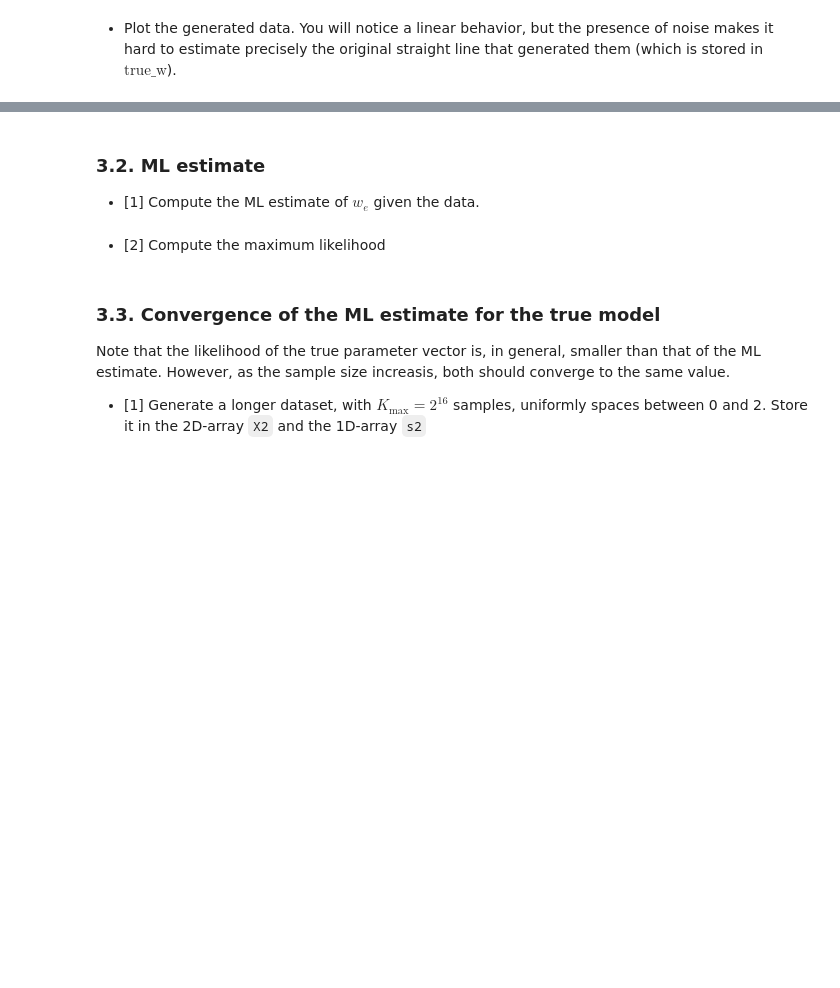
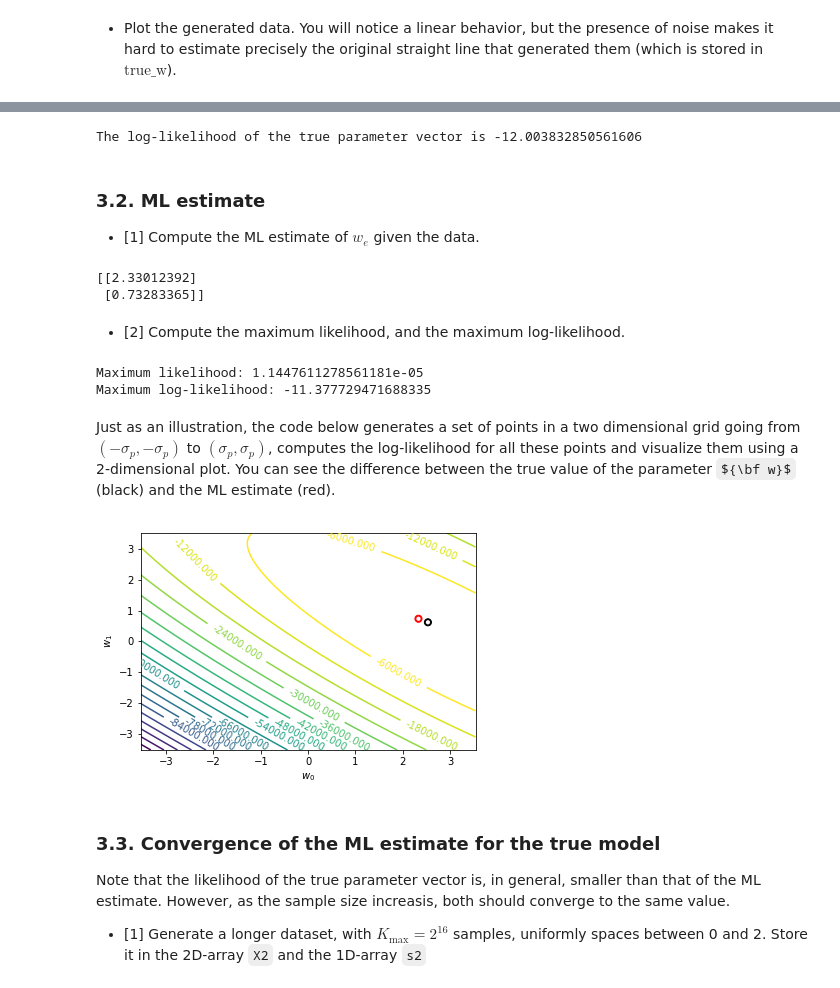
Before and after one commit to ML4DS/ML4all, a Jupyter notebook: R_lab1_ML_Bay_Regresion/Pract_regression_professor.ipynb, the cells around one changed output, grey strips where cells are left out. Drawn from its saved outputs; the diff is of its cells as text; code cells hidden in the pictures; some formulas as TeX source; blank space fills up the shorter version.

```diff
--- a/R_lab1_ML_Bay_Regresion/Pract_regression_professor.ipynb
+++ b/R_lab1_ML_Bay_Regresion/Pract_regression_professor.ipynb
@@ -81,6 +91,7 @@ dim_x = 2
 # Generate a parameter vector taking a random sample from the prior distributions
 # (the np.random module may be usefull for this purpose)
 # true_w = <FILL IN>
-true_w = sigma_p * np.random.randn(dim_x)
+true_w = sigma_p * np.random.randn(dim_x, 1)
 
-print('The true parameter vector is {0}'.format(true_w))
+print('The true parameter vector is:')
+print(true_w)
@@ -94,7 +109,7 @@ x_max = 2
 n_points = 21
 
 # Training datapoints
-X = np.linspace(x_min, x_max, n_points)
+X = np.linspace(x_min, x_max, n_points)[:,np.newaxis]
 # </SOL>
 # %% [markdown]
 * [4] Finally, generate the output vector ${\mbox s}$ as the product $\mbox{X} \ast \mbox{true_w}$ plus Gaussian noise of pdf ${\cal N}(0,\sigma_\varepsilon^2)$ at each element.
@@ -202,21 +193,71 @@ print(true_w)
+# %%
+# <SOL>
+# The plot: LHS is the data, RHS will be the cost function.
+def LL(w, Z, s, sigma_eps):
+    K = len(s)
+    Lw = - K * np.log(np.sqrt(2*np.pi)*sigma_eps) - sse(Z, s, w)/(2*sigma_eps**2)
+    return Lw
+
+LL_w_true = LL(true_w, Z, s, sigma_eps)
+# </SOL>
+
+print("The log-likelihood of the true parameter vector is {0}".format(LL_w_true))
+# %% [output]
+The log-likelihood of the true parameter vector is -12.003832850561606
 # %% [markdown]
 ### 3.2. ML estimate
 
 * [1] Compute the ML estimate of $w_e$ given the data.
 # %%
 # <SOL>
-w_ML, _, _, _ = np.linalg.lstsq(Xe, s)
+w_ML, _, _, _ = np.linalg.lstsq(Z, s, rcond=None)
 # </SOL>
 
 print(w_ML)
+# %% [output]
+[[2.33012392]
+ [0.73283365]]
 # %% [markdown]
-* [2] Compute the maximum likelihood
+* [2] Compute the maximum likelihood, and the maximum log-likelihood.
 # %%
 # <SOL>
-L_w_ML = likelihood(w_ML, Xe, s)
+L_w_ML = likelihood(w_ML, Z, s, sigma_eps)
+LL_w_ML = LL(w_ML, Z, s, sigma_eps)
 # </SOL>
 
 print('Maximum likelihood: {0}'.format(L_w_ML))
+print('Maximum log-likelihood: {0}'.format(LL_w_ML))
+# %% [output]
+Maximum likelihood: 1.1447611278561181e-05
+Maximum log-likelihood: -11.377729471688335
+# %% [markdown]
+Just as an illustration, the code below generates a set of points in a two dimensional grid going from $(-\sigma_p, -\sigma_p)$ to $(\sigma_p, \sigma_p)$, computes the log-likelihood for all these points and visualize them using a 2-dimensional plot. You can see the difference between the true value of the parameter ${\bf w}$ (black) and the ML estimate (red).
+# %%
+# First construct a grid of (theta0, theta1) parameter pairs and their
+# corresponding cost function values.
+N = 200    # Number of points along each dimension.
+w0_grid = np.linspace(-2.5*sigma_p, 2.5*sigma_p, N)
+w1_grid = np.linspace(-2.5*sigma_p, 2.5*sigma_p, N)
+
+Lw = np.zeros((N,N))
+# Fill Lw with the likelihood values
+for i, w0i in enumerate(w0_grid):
+    for j, w1j in enumerate(w1_grid):
+        we = np.array((w0i, w1j))
+        Lw[i, j] = LL(we, Z, s, sigma_eps)
+
+WW0, WW1 = np.meshgrid(w0_grid, w1_grid, indexing='ij')
+contours = plt.contour(WW0, WW1, Lw, 20)
+
+plt.figure
+plt.clabel(contours)
+plt.scatter([true_w[0]]*2, [true_w[1]]*2, s=[50,10], color=['k','w'])
+plt.scatter([w_ML[0]]*2, [w_ML[1]]*2, s=[50,10], color=['r','w'])
+plt.xlabel('$w_0$')
+plt.ylabel('$w_1$')
+plt.show()
+# %% [output]
+[figure, added]
 # %% [markdown]
 ### 3.3. Convergence of the ML estimate for the true model
 
```
Also changed, not shown: parts of 65 cells of this notebook, 10 other files.
